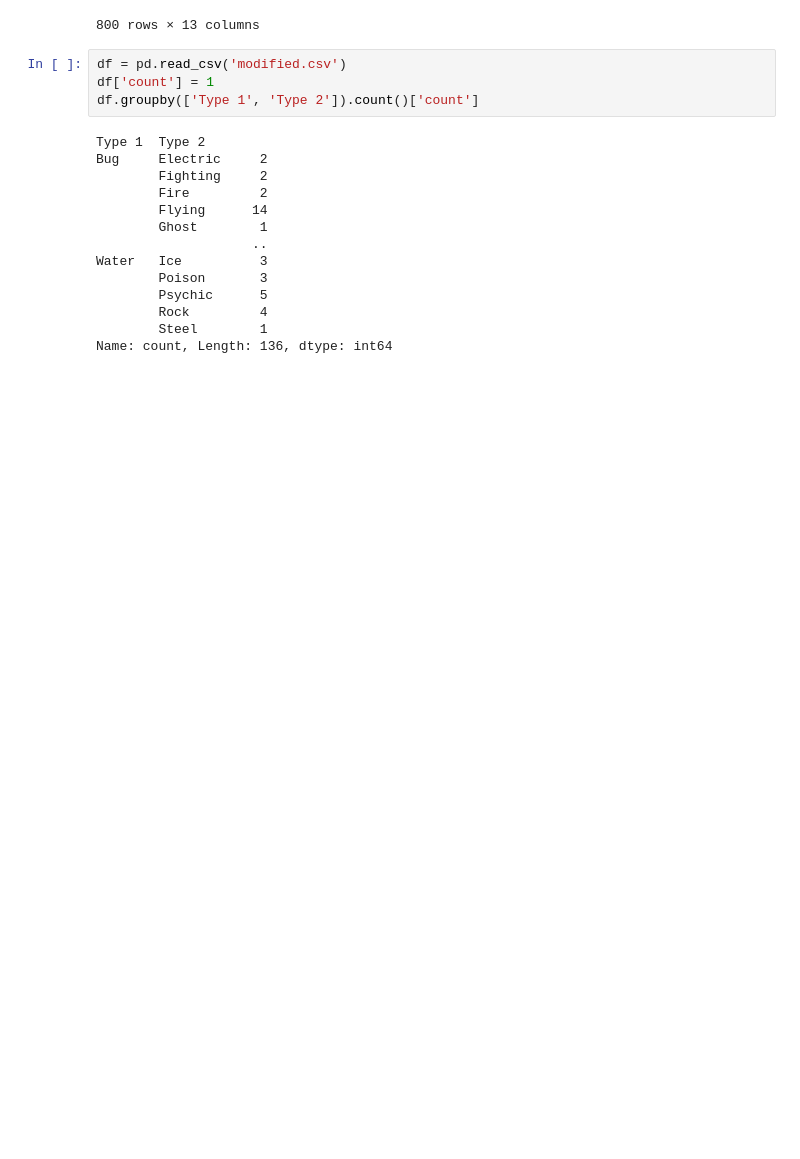
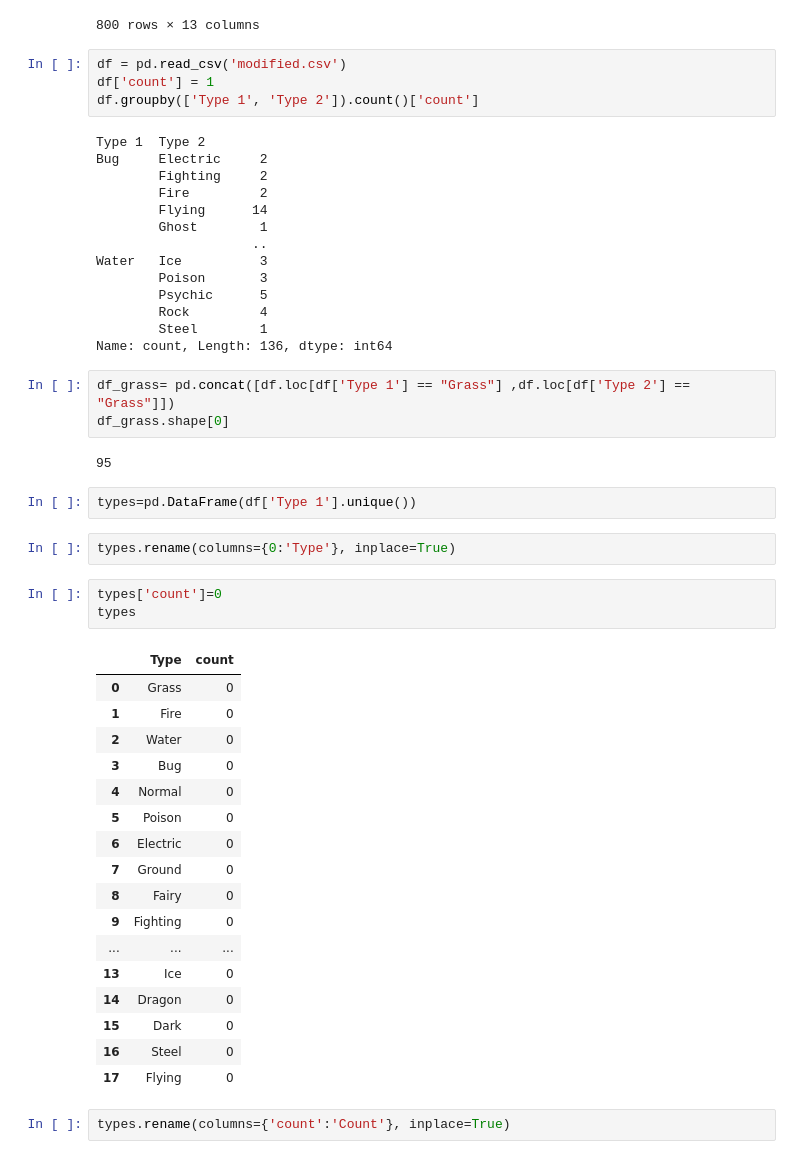
Before and after one commit to prackash/Pokemon-data, a Jupyter notebook: analysis.ipynb, the cells around one changed output. Saved outputs shown, nothing was run; the diff lists cells and outputs as text; blank space fills up the shorter version.

Commit message:
type split

```diff
--- a/analysis.ipynb
+++ b/analysis.ipynb
@@ -172,3 +172,35 @@ Water   Ice          3
         Rock         4
         Steel        1
 Name: count, Length: 136, dtype: int64
+# %%
+df_grass= pd.concat([df.loc[df['Type 1'] == "Grass"] ,df.loc[df['Type 2'] == "Grass"]])
+df_grass.shape[0]
+# %% [output]
+95
+# %%
+types=pd.DataFrame(df['Type 1'].unique())
+# %%
+types.rename(columns={0:'Type'}, inplace=True)
+# %%
+types['count']=0
+types
+# %% [output]
+|  | Type | count |
+| 0 | Grass | 0 |
+| 1 | Fire | 0 |
+| 2 | Water | 0 |
+| 3 | Bug | 0 |
+| 4 | Normal | 0 |
+| 5 | Poison | 0 |
+| 6 | Electric | 0 |
+| 7 | Ground | 0 |
+| 8 | Fairy | 0 |
+| 9 | Fighting | 0 |
+| ... | ... | ... |
+| 13 | Ice | 0 |
+| 14 | Dragon | 0 |
+| 15 | Dark | 0 |
+| 16 | Steel | 0 |
+| 17 | Flying | 0 |
+# %%
+types.rename(columns={'count':'Count'}, inplace=True)
```
Also changed, not shown: parts of 9 cells of this notebook.
